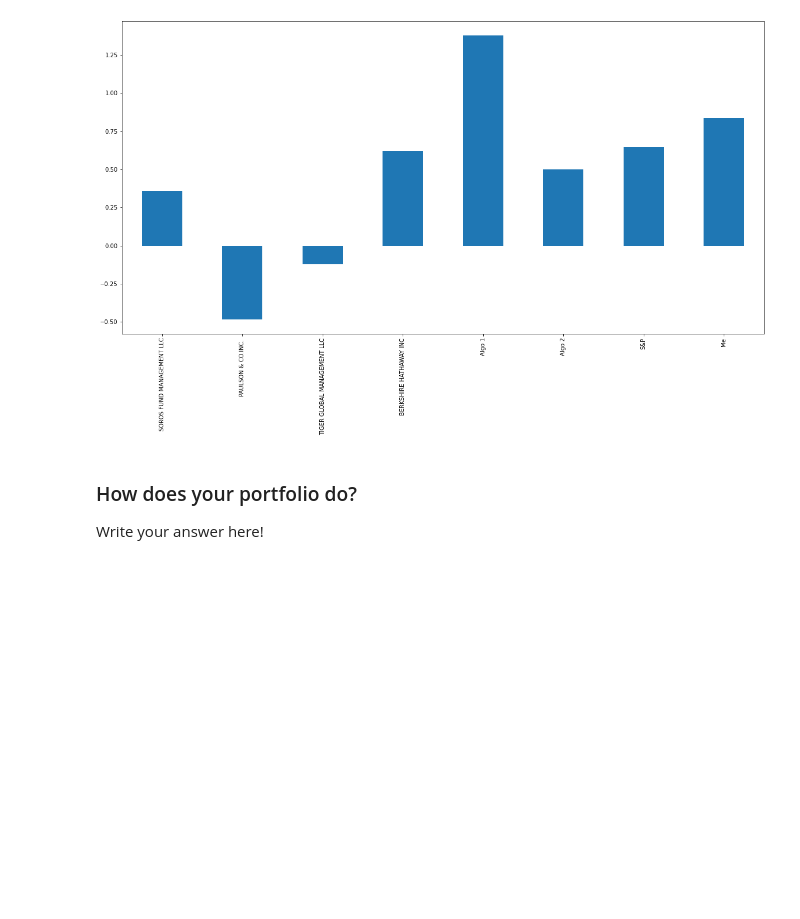
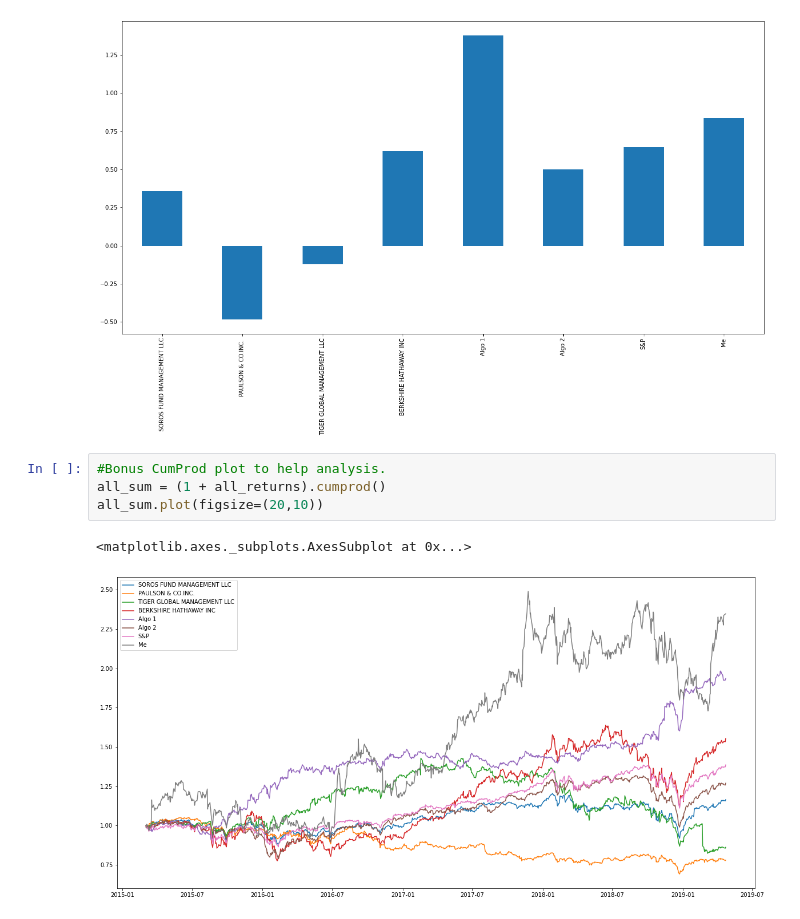
Before and after one commit to mnewk555/panda-homework, a Jupyter notebook: main.ipynb, the cells around one changed output. Cells and saved outputs as stored; diff of their text form; blank space fills up the shorter version.

Commit message:
Finished Analysis, added custom ticker data for Nintendo, Avid, and Take Two. Finshed!

```diff
--- a/main.ipynb
+++ b/main.ipynb
@@ -622,7 +620,10 @@ all_sharpe_ratios.plot(kind='bar',figsize=(20,10))
 # %% [output]
 <matplotlib.axes._subplots.AxesSubplot at 0x...>
 [figure]
-# %% [markdown]
-### How does your portfolio do?
-
-Write your answer here!
+# %%
+#Bonus CumProd plot to help analysis.
+all_sum = (1 + all_returns).cumprod()
+all_sum.plot(figsize=(20,10))
+# %% [output]
+<matplotlib.axes._subplots.AxesSubplot at 0x...>
+[figure, added]
```
Also changed, not shown: parts of 13 cells of this notebook, 3 other files.
